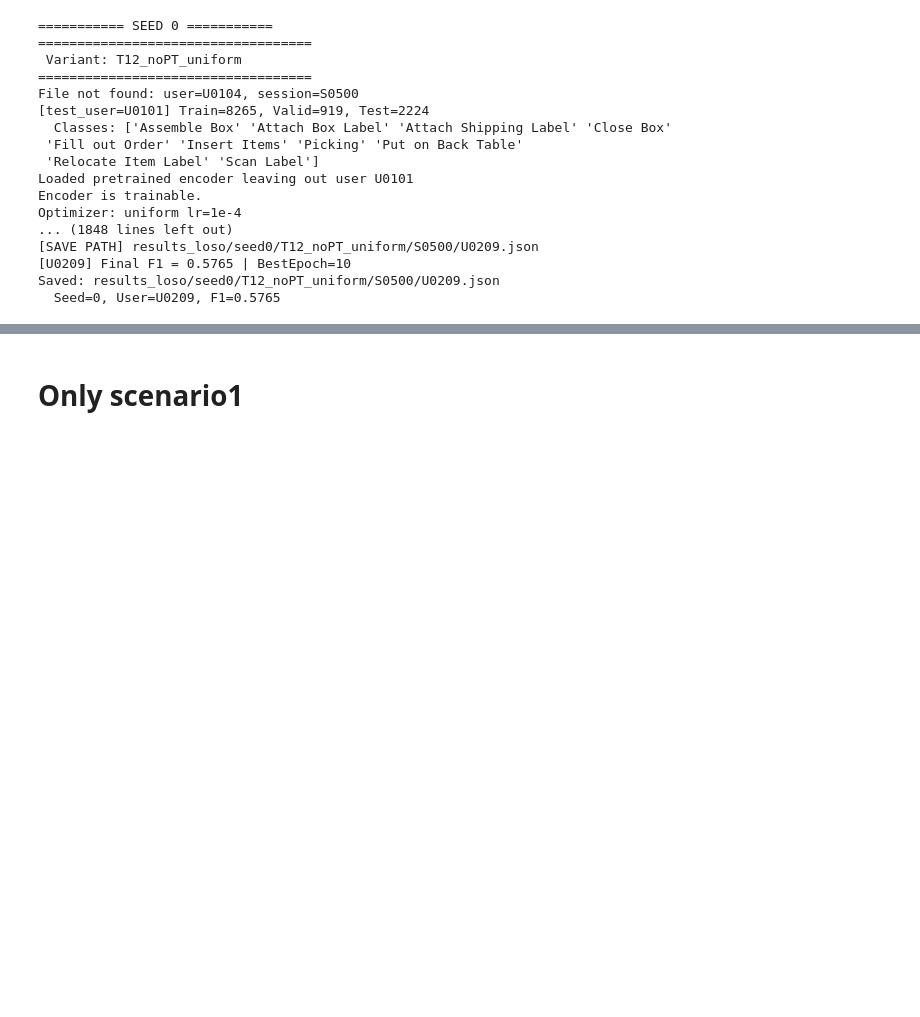
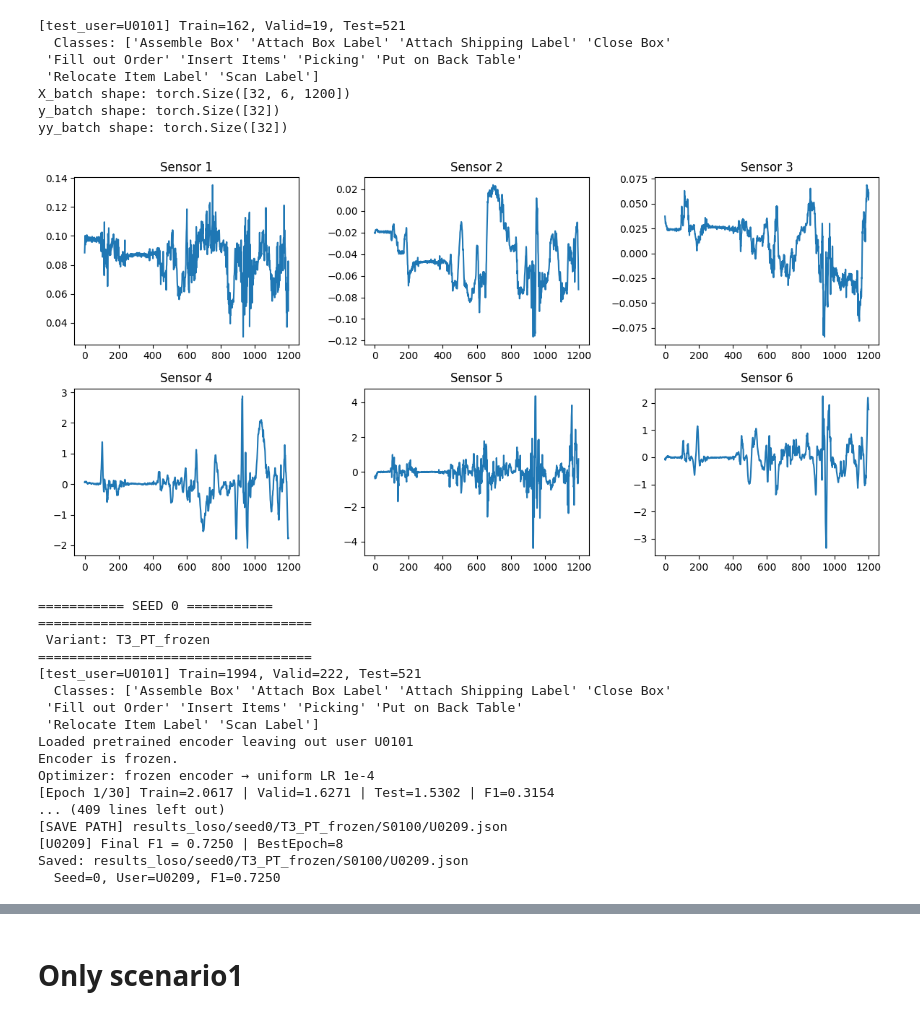
Before and after one commit to kisho-ucl/har_openpack, a Jupyter notebook: LOOCV.ipynb, the cells around one changed output, grey strips where cells are left out. Saved outputs shown, nothing was run; the diff lists cells and outputs as text; code cells hidden in the pictures; blank space fills up the shorter version.

```diff
--- a/LOOCV.ipynb
+++ b/LOOCV.ipynb
@@ -88,6 +88,13 @@ def window_split(df_r, df_l, df_op_lv1, df_op_lv2, window_size=256, stride=128):
 # Dataset 定義
 class IMUDataset(Dataset):
     def __init__(self, X, y, yy):
+
+        # accelerometer: m/s^2 → g
+        # gyroscope: degrees → radians
+        X = X.copy()
+        X[:, 0:3, :] /= 9.80665
+        X[:, 3:6, :] *= np.pi / 180.0
+
         self.X = torch.tensor(X, dtype=torch.float32) # (B, 12, 256)
         self.y = torch.tensor(y, dtype=torch.long)
         self.yy = torch.tensor(yy, dtype=torch.long)
@@ -227,6 +234,46 @@ def build_loaders_for_subject(test_user, users, sessions,
     print(f"  Classes: {le_y.classes_}")
 
     return train_loader, valid_loader, test_loaders
+# %%
+#check batch sample
+train_loader, valid_loader, test_loaders = build_loaders_for_subject(
+    test_user="U0101",
+    users=["U0101","U0102"],
+    sessions=["S0100"],
+    config=ExperimentConfig(
+        model_type="multi-trans",
+        pretrain=False,
+        frozen=False,
+        lr_type="uniform",
+        base_dir="",
+        save_dir="",
+        seed=0
+    ))
+
+for X_batch, y_batch, yy_batch in train_loader:
+    print("X_batch shape:", X_batch.shape)  # (B, 12, 256)
+    print("y_batch shape:", y_batch.shape)  # (B,)
+    print("yy_batch shape:", yy_batch.shape)  # (B,)
+    break
+
+#visualize a sample X_batch[0]
+import matplotlib.pyplot as plt
+plt.figure(figsize=(12, 6))
+for i in range(6):
+    plt.subplot(2, 3, i+1)
+    plt.plot(X_batch[0, i, :].numpy())
+    plt.title(f"Sensor {i+1}")
+plt.tight_layout()
+plt.show()
+# %% [output]
+[test_user=U0101] Train=162, Valid=19, Test=521
+  Classes: ['Assemble Box' 'Attach Box Label' 'Attach Shipping Label' 'Close Box'
+ 'Fill out Order' 'Insert Items' 'Picking' 'Put on Back Table'
+ 'Relocate Item Label' 'Scan Label']
+X_batch shape: torch.Size([32, 6, 1200])
+y_batch shape: torch.Size([32])
+yy_batch shape: torch.Size([32])
+[figure, added]
 # %%
 import torch
 import torch.nn as nn
@@ -593,7 +642,7 @@ configs = [
     #ExperimentConfig("multi-trans", False, False, "layerwise", "T2_noPT_layerwise", ""),
 
     # ────────────── Pretrain + Frozen ──────────────
-    #ExperimentConfig("multi-trans", True,  True,  "none",      "T3_PT_frozen", ""),
+    ExperimentConfig("multi-trans", True,  True,  "none",      "T3_PT_frozen", ""),
     # ────────────── Pretrain + Fine-tune ──────────────
     #ExperimentConfig("multi-trans", True,  False, "uniform",   "T4_PT_ft_uniform", ""),
     #ExperimentConfig("multi-trans", True,  False, "layerwise", "T5_PT_ft_layerwise", ""),
@@ -608,7 +657,7 @@ configs = [
     #ExperimentConfig("cnn-linear", True,  False, "layerwise", "T10_PT_ft_layerwise", ""),
 
     #ExperimentConfig("dcl", True,  False, "uniform", "T11_noPT_uniform", ""),
-    ExperimentConfig("dct", True,  False, "uniform", "T12_noPT_uniform", ""),
+    #ExperimentConfig("dct", True,  False, "uniform", "T12_noPT_uniform", ""),
 ]
 
 
@@ -622,8 +671,8 @@ users = ["U0101", "U0102", "U0103", "U0104", "U0105",
 
 
 #users = ["U0101","U0102"]
-sessions = ["S0100","S0200","S0300","S0400","S0500"]
-#sessions = ["S0100"]
+#sessions = ["S0100","S0200","S0300","S0400","S0500"]
+sessions = ["S0100"]
 
 num_classes = 10  # ← Operation Recognition 用
 
@@ -679,7 +728,7 @@ for seed in seeds:
                     loader,
                     weight_tensor=weight_tensor,
                     test_user=test_user,
-                    max_epochs=20,
+                    max_epochs=30,
                     patience=5,
                     config=cfg,
                 )
@@ -688,18 +737,18 @@ for seed in seeds:
 # %% [output]
 =========== SEED 0 ===========
 ===================================
- Variant: T12_noPT_uniform
+ Variant: T3_PT_frozen
 ===================================
-File not found: user=U0104, session=S0500
-[test_user=U0101] Train=8265, Valid=919, Test=2224
+[test_user=U0101] Train=1994, Valid=222, Test=521
   Classes: ['Assemble Box' 'Attach Box Label' 'Attach Shipping Label' 'Close Box'
  'Fill out Order' 'Insert Items' 'Picking' 'Put on Back Table'
  'Relocate Item Label' 'Scan Label']
 Loaded pretrained encoder leaving out user U0101
-Encoder is trainable.
-Optimizer: uniform lr=1e-4
-... (1848 lines left out)
-[SAVE PATH] results_loso/seed0/T12_noPT_uniform/S0500/U0209.json
-[U0209] Final F1 = 0.5765 | BestEpoch=10
-Saved: results_loso/seed0/T12_noPT_uniform/S0500/U0209.json
-  Seed=0, User=U0209, F1=0.5765
+Encoder is frozen.
+Optimizer: frozen encoder → uniform LR 1e-4
+[Epoch 1/30] Train=2.0617 | Valid=1.6271 | Test=1.5302 | F1=0.3154
+... (409 lines left out)
+[SAVE PATH] results_loso/seed0/T3_PT_frozen/S0100/U0209.json
+[U0209] Final F1 = 0.7250 | BestEpoch=8
+Saved: results_loso/seed0/T3_PT_frozen/S0100/U0209.json
+  Seed=0, User=U0209, F1=0.7250
```
Also changed, not shown: parts of 13 cells of this notebook.
